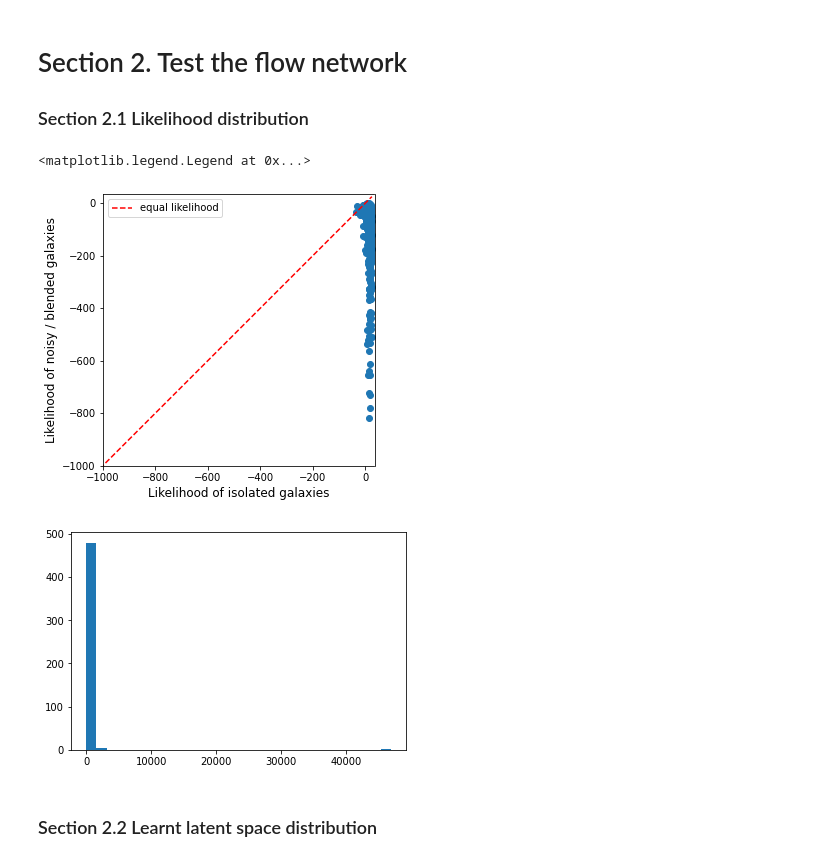
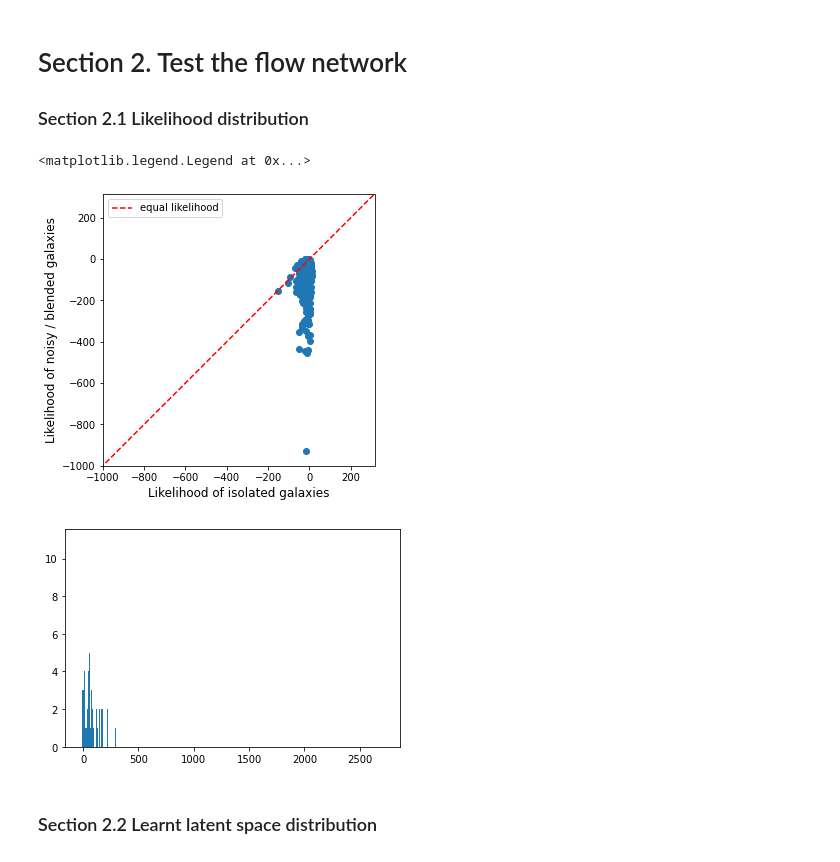
Before and after one commit to b-biswas/MADNESS-legacy, a Jupyter notebook: notebooks/basic_tests.ipynb, the cells around one changed output. Drawn from its saved outputs; the diff is of its cells as text; code cells hidden in the pictures.

```diff
--- a/notebooks/basic_tests.ipynb
+++ b/notebooks/basic_tests.ipynb
@@ -74,9 +69,9 @@ images_blended_normed = np.transpose(images_blended_normed, axes=(0, 2, 3, 1))
 ## Load trained models
 # %%
 tf.get_logger().setLevel('ERROR')
-
-flow_net = FlowVAEnet(latent_dim=10)
-flow_net.load_flow_weights(weights_path='/pbs/throng/lsst/users/bbiswas/train_debvader/cosmos/updated_cosmos10dim_small_sig/fvae/')
-flow_net.load_vae_weights(weights_path='/pbs/throng/lsst/users/bbiswas/train_debvader/cosmos/updated_cosmos10dim_small_sig/vae/val_loss/')
+latent_dim = 10
+flow_net = FlowVAEnet(latent_dim=latent_dim)
+flow_net.load_flow_weights(weights_path="/pbs/throng/lsst/users/bbiswas/FlowDeblender/data/cosmos10d/flow/val_loss")
+flow_net.load_vae_weights(weights_path="/pbs/throng/lsst/users/bbiswas/FlowDeblender/data/cosmos10d/vae/val_loss")
 print(flow_net.vae_model.summary())
 # %% [output]
@@ -193,23 +196,23 @@ likelihood_difference=isolated_likelihood-noisy_likelihood
 # %%
 fig = plt.figure(figsize=(5,5))
 plt.scatter(isolated_likelihood, noisy_likelihood)
 max_lim = max(np.amax(isolated_likelihood), np.amax(noisy_likelihood))
 min_lim = min(np.amin(isolated_likelihood), np.amin(noisy_likelihood))
-plt.xlim(-1000, max_lim+10)
-plt.ylim(-1000, max_lim+10)
-plt.plot((min_lim, max_lim), (min_lim, max_lim), ls="--", c="r", label="equal likelihood")
+plt.xlim(-1000, max_lim+300)
+plt.ylim(-1000, max_lim+300)
+plt.plot((min_lim, max_lim+300), (min_lim, max_lim+300), ls="--", c="r", label="equal likelihood")
 ax = plt.gca()
 ax.set_aspect('equal')
 plt.xlabel("Likelihood of isolated galaxies", fontsize=12)
 plt.ylabel("Likelihood of noisy / blended galaxies", fontsize=12)
 plt.legend()
 # %% [output]
 <matplotlib.legend.Legend at 0x...>
-[figure, old version]
+[figure, new version]
 # %%
-plt.hist(likelihood_difference.numpy(), bins=30);
+plt.hist(likelihood_difference.numpy(), bins=3000);
 # %% [output]
-[figure, old version]
+[figure, new version]
 # %% [markdown]
 ### Section 2.2 Learnt latent space distribution
 # %% [markdown]
```
Also changed, not shown: parts of 12 cells of this notebook, 23 other files.
